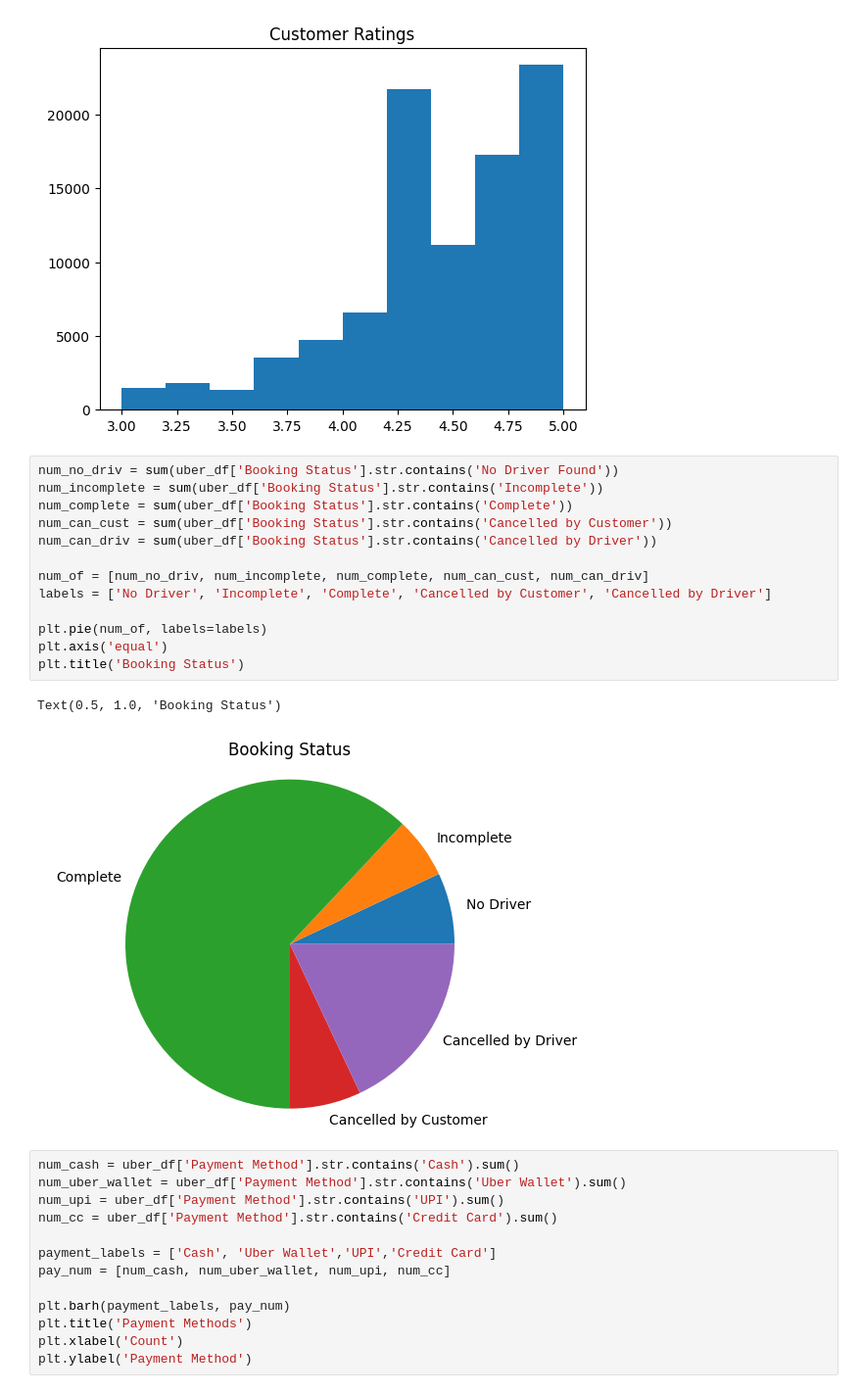
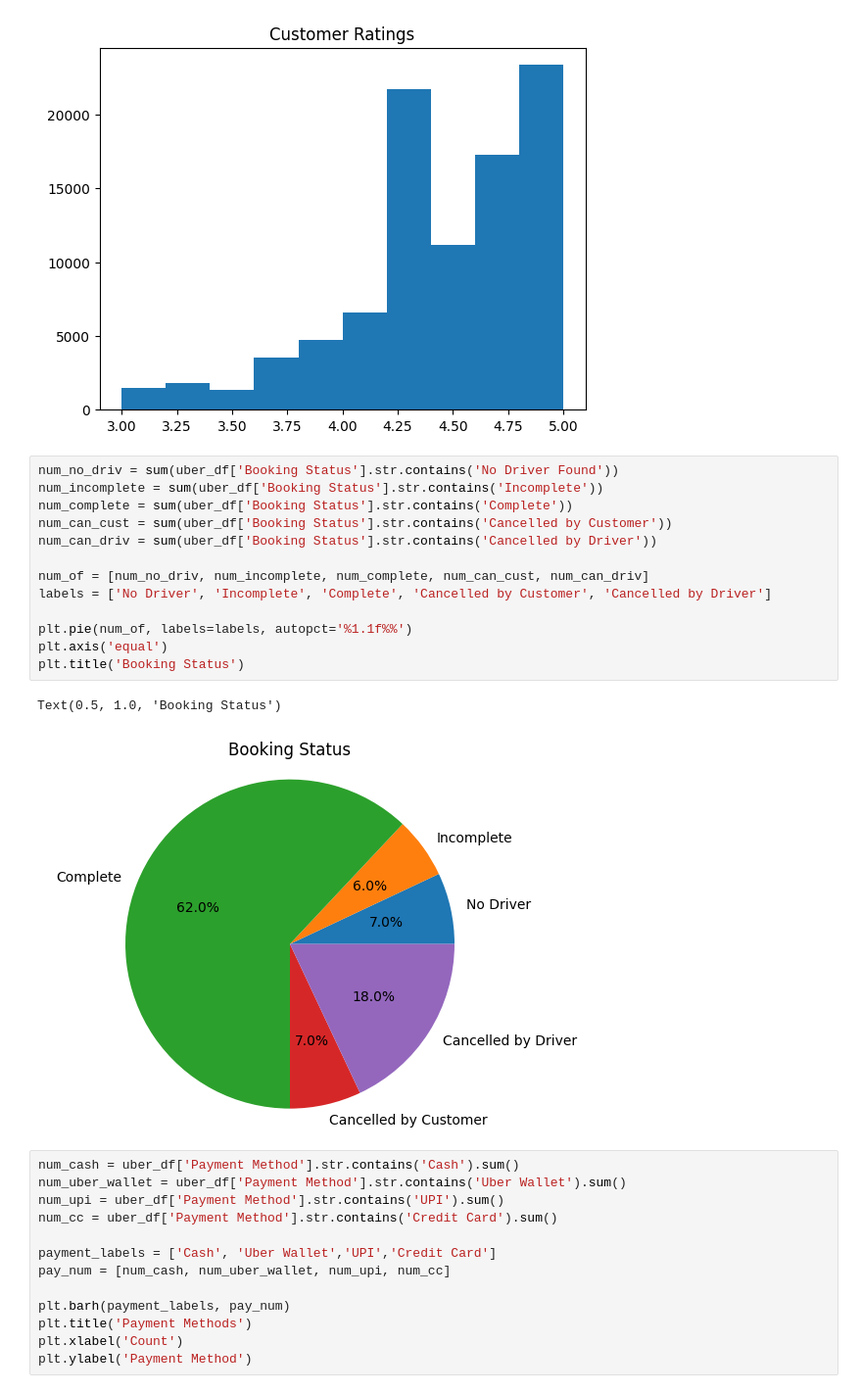
Before and after one commit to build-summer-2025/async-final-project-purple-ruion, a Jupyter notebook: final_project_example.ipynb, the cells around one changed output. Shown at 98% size. Saved outputs shown, nothing was run; the diff lists cells and outputs as text.

```diff
--- a/final_project_example.ipynb
+++ b/final_project_example.ipynb
@@ -40,19 +40,19 @@ Text(0, 0.5, '')
 # %%
 num_no_driv = sum(uber_df['Booking Status'].str.contains('No Driver Found'))
 num_incomplete = sum(uber_df['Booking Status'].str.contains('Incomplete'))
 num_complete = sum(uber_df['Booking Status'].str.contains('Complete'))
 num_can_cust = sum(uber_df['Booking Status'].str.contains('Cancelled by Customer'))
 num_can_driv = sum(uber_df['Booking Status'].str.contains('Cancelled by Driver'))
 
 num_of = [num_no_driv, num_incomplete, num_complete, num_can_cust, num_can_driv]
 labels = ['No Driver', 'Incomplete', 'Complete', 'Cancelled by Customer', 'Cancelled by Driver']
 
-plt.pie(num_of, labels=labels)
+plt.pie(num_of, labels=labels, autopct='%1.1f%%')
 plt.axis('equal')
 plt.title('Booking Status')
 # %% [output]
 Text(0.5, 1.0, 'Booking Status')
-[figure, old version]
+[figure, new version]
 # %%
 num_cash = uber_df['Payment Method'].str.contains('Cash').sum()
 num_uber_wallet = uber_df['Payment Method'].str.contains('Uber Wallet').sum()
```
Also changed, not shown: parts of 3 cells of this notebook, 2 other files.
